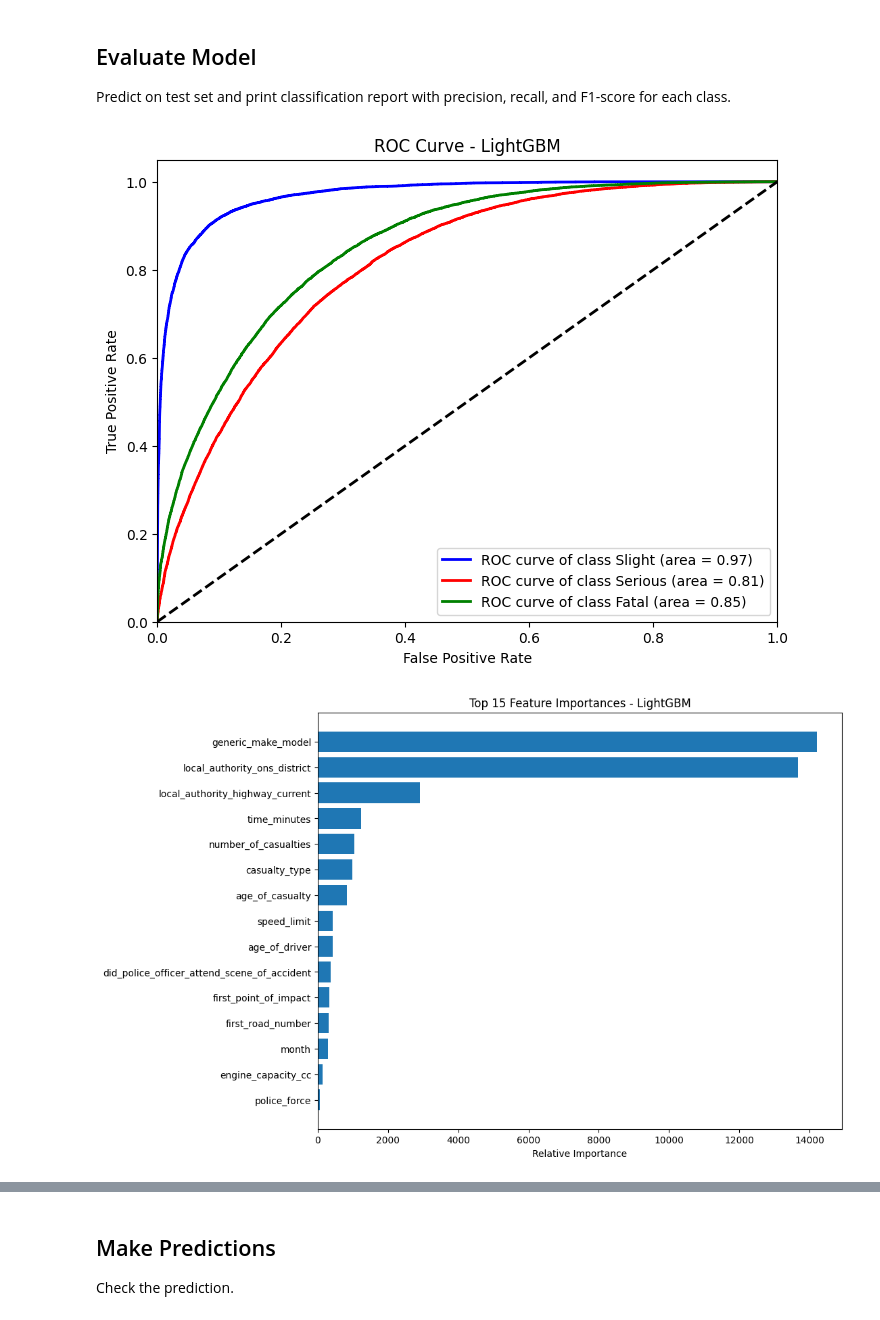
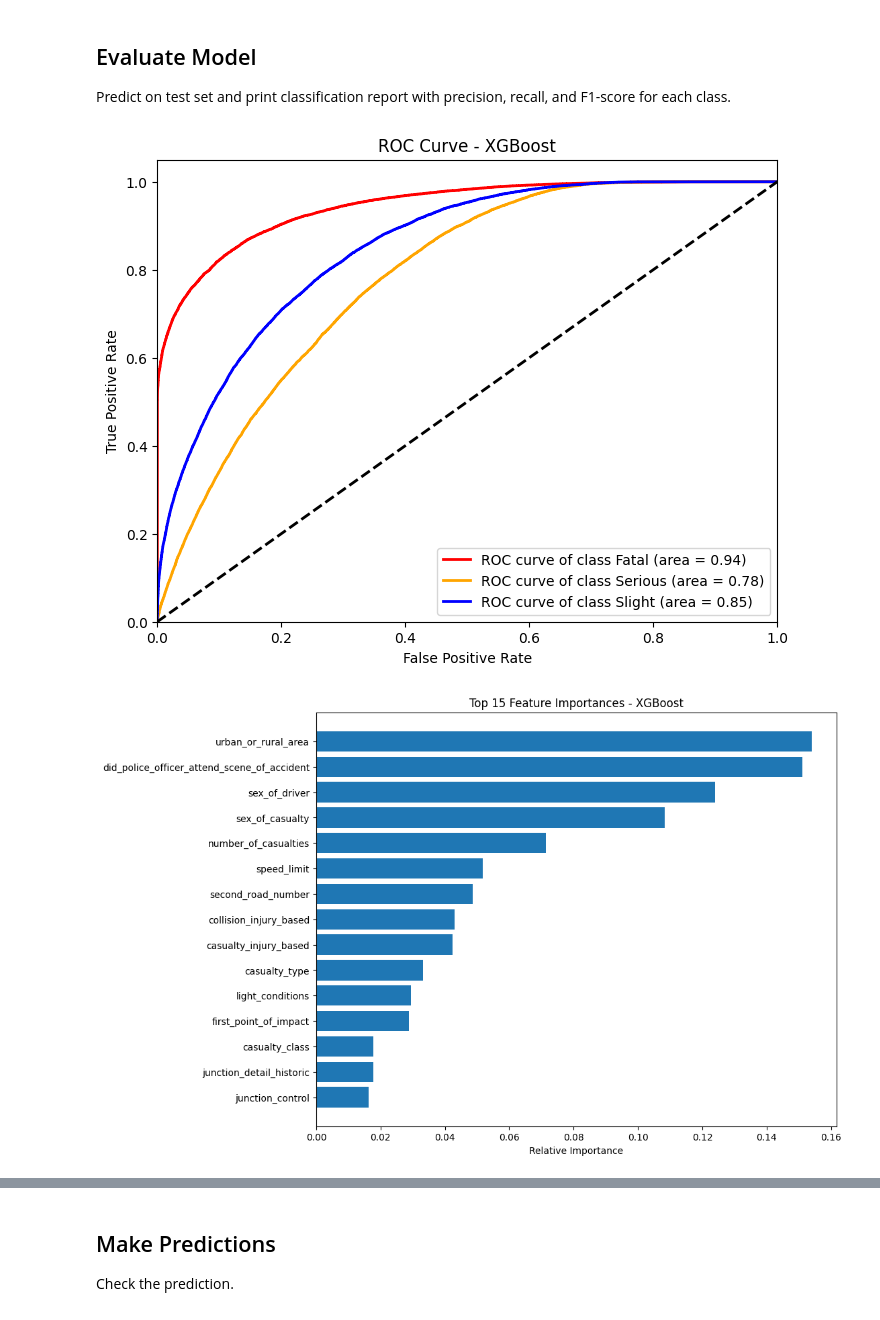
Before and after one commit to Beck40/Supervised-Learning, a Jupyter notebook: code/UK Road Safety.ipynb, the cells around one changed output, grey strips where cells are left out. Saved outputs shown, nothing was run; the diff lists cells and outputs as text; code cells hidden in the pictures.

```diff
--- a/code/UK Road Safety.ipynb
+++ b/code/UK Road Safety.ipynb
@@ -538,64 +605,56 @@ Overall Best Model: LightGBM with 0.7158 accuracy
 Predict on test set and print classification report with precision, recall, and F1-score for each class.
 # %%
 # Model Evaluation: ROC Curve & Feature Importance
-from sklearn.metrics import roc_curve, auc, classification_report, ConfusionMatrixDisplay
-from sklearn.preprocessing import label_binarize
-import matplotlib.pyplot as plt
-
-# ROC Curve for Best Model
+# ROC Curve for Best Model (XGBoost)
 y_test_bin = label_binarize(y_test, classes=[0, 1, 2])
 n_classes = y_test_bin.shape[1]
 
-if best_name == 'LightGBM':
-    y_score = best_model.predict_proba(X_test_lgb)
+if best_name == 'NeuralNetwork':
+    y_score = best_model.predict_proba(scaler.transform(X_test))
 else:
-    y_score = best_model.predict_proba(X_test_enc)
+    y_score = best_model.predict_proba(X_test)
 
 plt.figure(figsize=(8, 6))
-colors = ['blue', 'red', 'green']
-labels = ['Slight', 'Serious', 'Fatal']
+colors = ['red', 'orange', 'blue']
+labels = ['Fatal', 'Serious', 'Slight']
 
 for i in range(n_classes):
     fpr, tpr, _ = roc_curve(y_test_bin[:, i], y_score[:, i])
     roc_auc = auc(fpr, tpr)
     plt.plot(fpr, tpr, color=colors[i], lw=2, label=f'ROC curve of class {labels[i]} (area = {roc_auc:0.2f})')
 
 plt.plot([0, 1], [0, 1], 'k--', lw=2)
 plt.xlim([0.0, 1.0])
 plt.ylim([0.0, 1.05])
 plt.xlabel('False Positive Rate')
 plt.ylabel('True Positive Rate')
 plt.title(f'ROC Curve - {best_name}')
 plt.legend(loc="lower right")
 plt.show()
 
 # Feature Importance Plot
 plt.figure(figsize=(10, 8))
-if best_name == 'LightGBM':
+if best_name == 'NeuralNetwork':
+    print("Neural Network does not provide feature importances.")
+else:
     importances = best_model.feature_importances_
     feat_names = features
-elif best_name == 'RandomForest':
-    importances = best_model.feature_importances_
-    feat_names = X_train_enc.columns
-else: # XGBoost
-    importances = best_model.feature_importances_
-    feat_names = X_train_enc.columns
 
-indices = np.argsort(importances)[-15:] # Top 15
-plt.barh(range(len(indices)), importances[indices], align='center')
-plt.yticks(range(len(indices)), [feat_names[i] for i in indices])
-plt.xlabel('Relative Importance')
-plt.title(f'Top 15 Feature Importances - {best_name}')
-plt.show()
+    indices = np.argsort(importances)[-15:] # Top 15
+    plt.barh(range(len(indices)), importances[indices], align='center')
+    plt.yticks(range(len(indices)), [feat_names[i] for i in indices])
+    plt.xlabel('Relative Importance')
+    plt.title(f'Top 15 Feature Importances - {best_name}')
+    plt.show()
 
 # Classification Report
-if best_name == 'LightGBM':
-    y_pred = best_model.predict(X_test_lgb)
+if best_name == 'NeuralNetwork':
+    y_pred = best_model.predict(scaler.transform(X_test))
 else:
-    y_pred = best_model.predict(X_test_enc)
+    y_pred = best_model.predict(X_test)
 
 print(f"Classification Report for {best_name}:")
-print(classification_report(y_test, y_pred, target_names=['Slight', 'Serious', 'Fatal']))
+print(classification_report(y_test, y_pred, target_names=['Fatal', 'Serious', 'Slight']))
 # %% [output]
-[figure, old version]
+[figure, new version]
-[figure, old version]
+[figure, new version]
```
Also changed, not shown: parts of 14 cells of this notebook.
